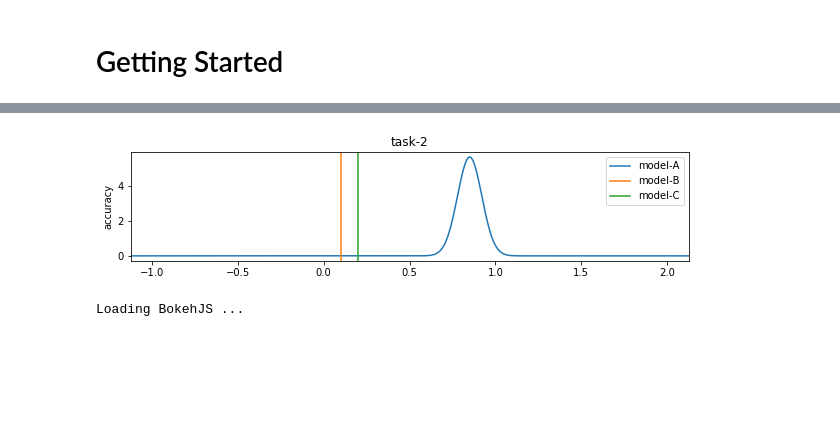
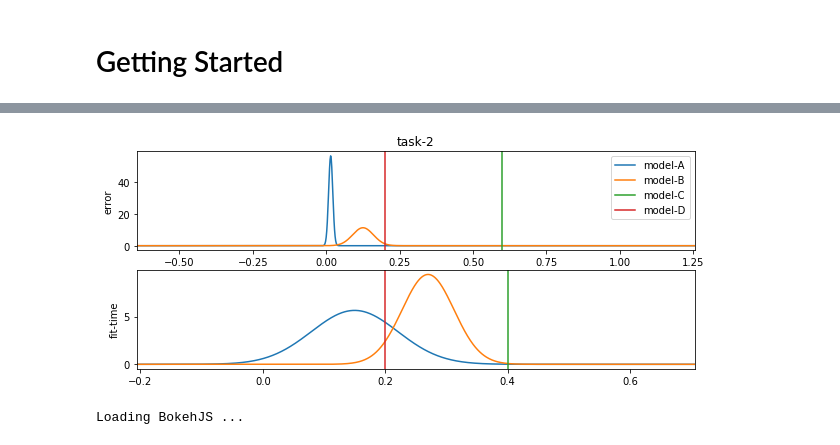
Before and after one commit to k15z/MetricX, a Jupyter notebook: docs/notebooks/1_Getting_Started.ipynb, the cells around one changed output, grey strips where cells are left out. Saved outputs shown, nothing was run; the diff lists cells and outputs as text; code cells hidden in the pictures; blank space fills up the shorter version.

```diff
--- a/docs/notebooks/1_Getting_Started.ipynb
+++ b/docs/notebooks/1_Getting_Started.ipynb
@@ -25,19 +25,22 @@ task1.to_df()
 | 2 | model-B | 0.0 | 0.4 |
 | 3 | model-C | 0.1 | 0.5 |
-# %%
-task2 = Task(
-    name="task-2",
-    metrics=[
-        Metric(name="accuracy", is_higher_better=True),
-    ],
-)
-task2.report("model-A", {"accuracy": 0.9})
-task2.report("model-A", {"accuracy": 0.8})
-task2.report("model-B", {"accuracy": 0.1})
-task2.report("model-C", {"accuracy": 0.2})
-task2.to_figure();
-# %% [output]
-[figure, removed]
+# %%
+task2 = Task(
+    name="task-2",
+    metrics=[
+        Metric(name="error", is_higher_better=False),
+        Metric(name="fit-time", is_higher_better=False),
+    ],
+)
+task2.report("model-A", {"error": 0.02, "fit-time": 0.1})
+task2.report("model-A", {"error": 0.01, "fit-time": 0.2})
+task2.report("model-B", {"error": 0.1, "fit-time": 0.3})
+task2.report("model-B", {"error": 0.15, "fit-time": 0.24})
+task2.report("model-C", {"error": 0.6, "fit-time": 0.4})
+task2.report("model-D", {"error": 0.2, "fit-time": 0.2})
+task2.to_figure();
+# %% [output]
+[figure, added]
 # %%
 from metricx import TaskGrid
 from bokeh.io import output_notebook, show
```
Also changed, not shown: parts of 2 cells of this notebook, 4 other files.
